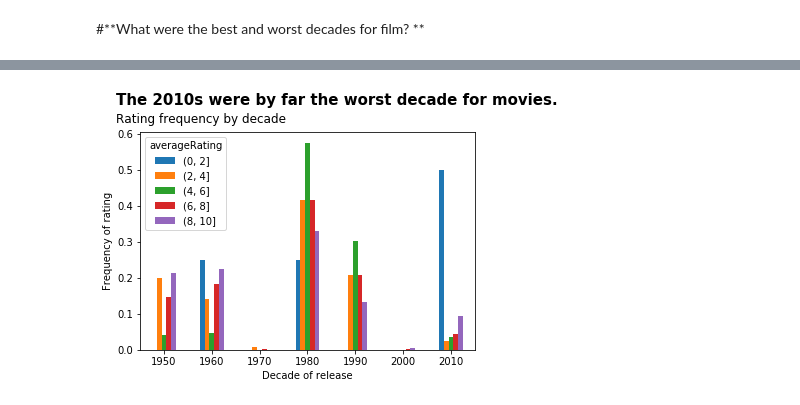
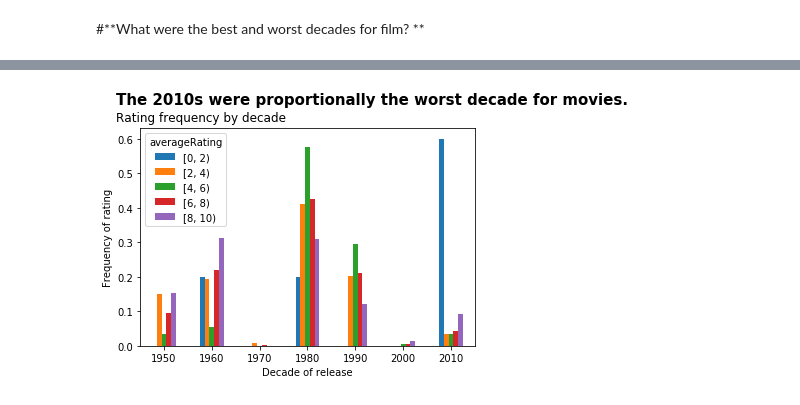
Before and after one commit to LambdaSchool/DS-Unit-1-Sprint-5-Data-Storytelling-Blog-Post, a Jupyter notebook: TristaWeek5.ipynb, the cells around one changed output, grey strips where cells are left out. Drawn from its saved outputs; the diff is of its cells as text; code cells hidden in the pictures.

```diff
--- a/TristaWeek5.ipynb
+++ b/TristaWeek5.ipynb
@@ -606,17 +612,17 @@ timeline = imdb[['startYear', 'averageRating']]
 timeline = timeline[timeline['startYear']>=1950]
 
 decades = [1950, 1960, 1970, 1980, 1990, 2000, 2010, 2020]
-decadeBin = pd.cut(timeline['startYear'], decades)
+decadeBin = pd.cut(timeline['startYear'], decades, right=False)
 ratingRange = [0, 2, 4, 6, 8, 10]
-ratingBin = pd.cut(timeline['averageRating'], ratingRange)
+ratingBin = pd.cut(timeline['averageRating'], ratingRange, right=False)
 ct = pd.crosstab(decadeBin, ratingBin, normalize='columns');
 # %%
 ax = ct.plot(kind='bar');
 ax.set_xticklabels([1950, 1960, 1970, 1980, 1990, 2000, 2010]);
 ax.tick_params(axis='x', labelrotation=0)
 plt.xlabel('Decade of release');
 plt.ylabel('Frequency of rating');
-ax.text(x=-1, y=0.68, s="The 2010s were by far the worst decade for movies.", fontsize=15, fontweight='bold')
-ax.text(x=-1, y=0.63, s='Rating frequency by decade', fontsize=12);
+ax.text(x=-1, y=0.7, s="The 2010s were proportionally the worst decade for movies.", fontsize=15, fontweight='bold')
+ax.text(x=-1, y=0.65, s='Rating frequency by decade', fontsize=12);
 # %% [output]
-[figure, old version]
+[figure, new version]
```
Also changed, not shown: parts of 11 cells of this notebook.
